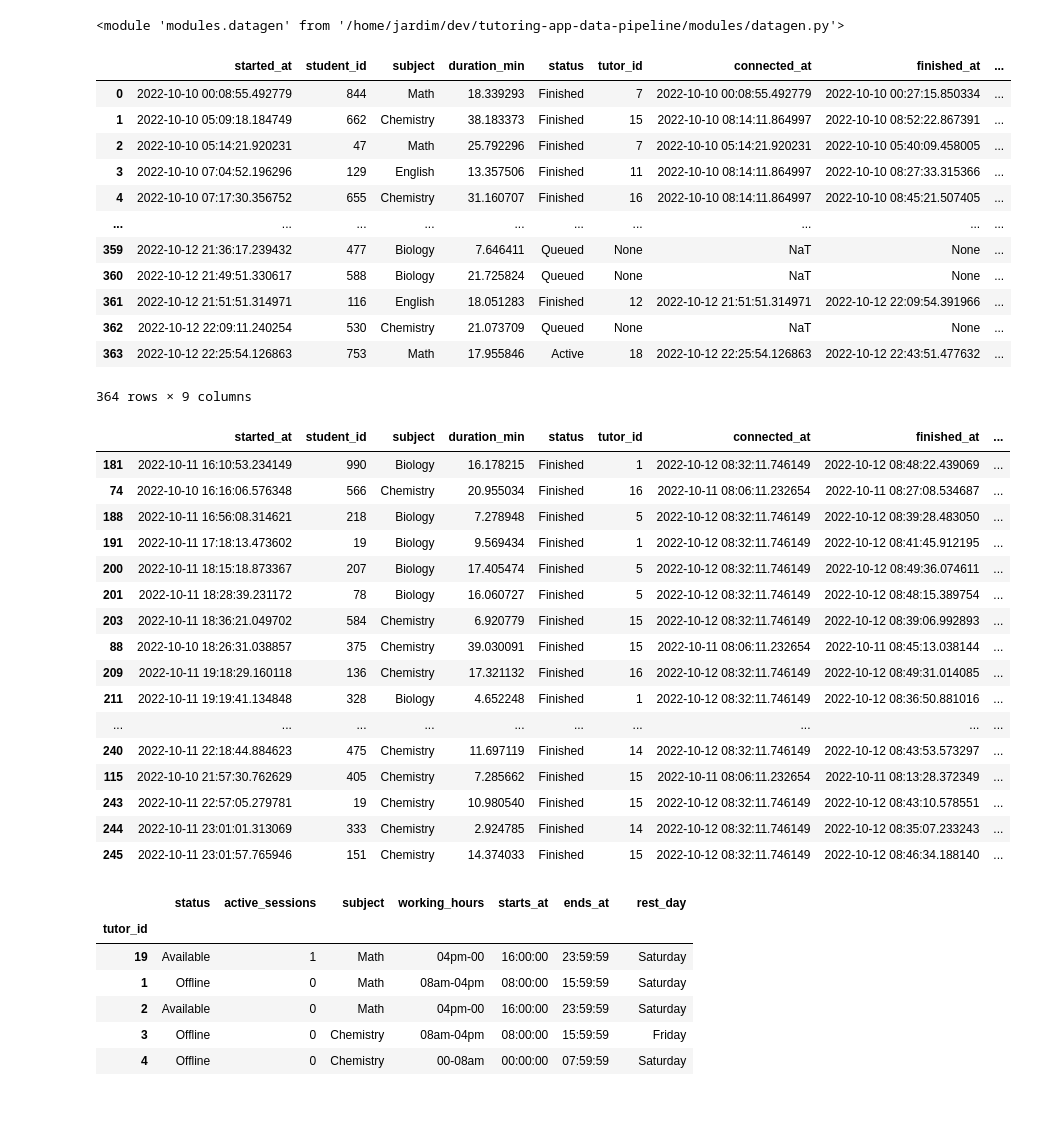
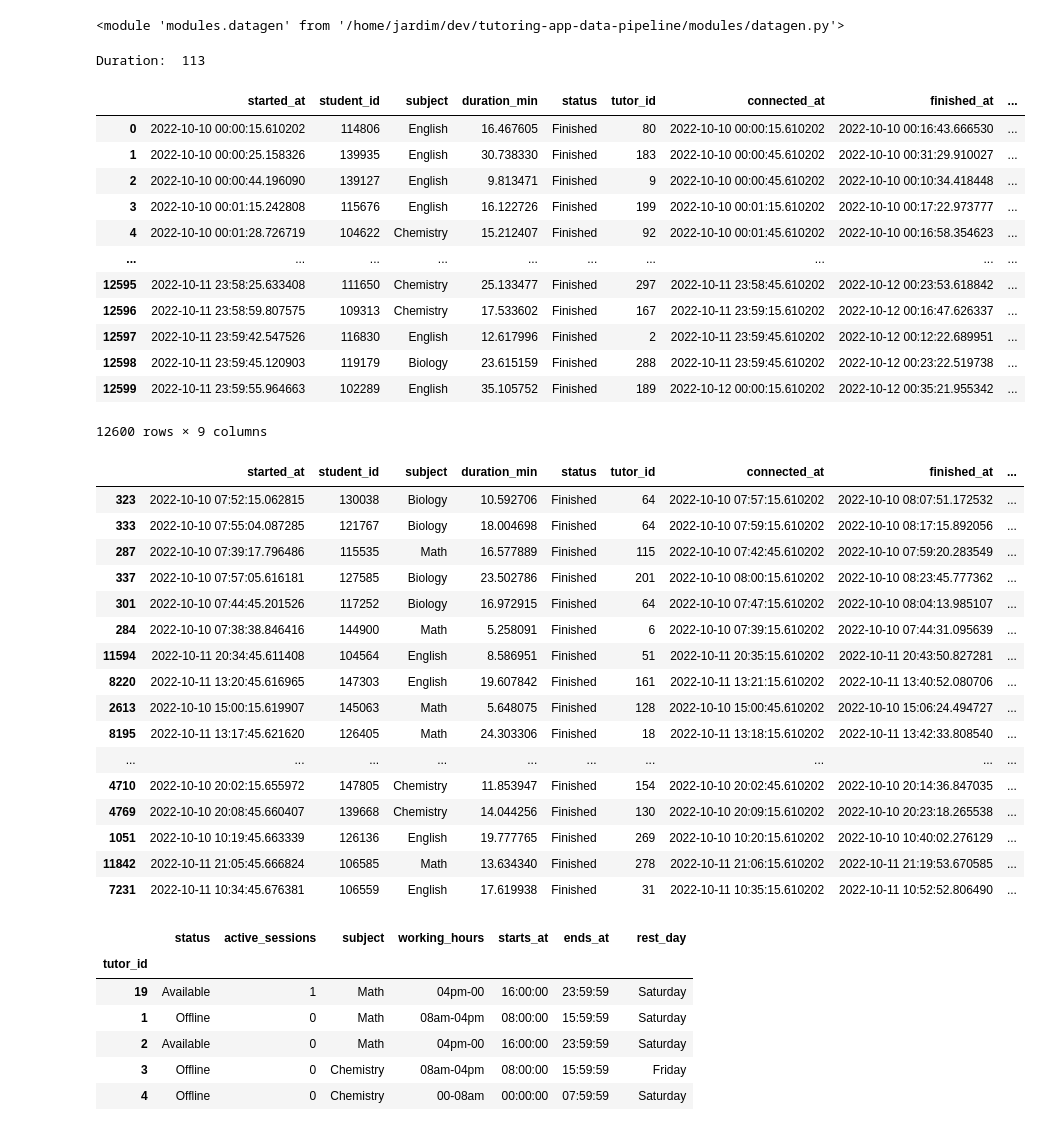
Before and after one commit to edduardoo/tutoring-app-data-pipeline, a Jupyter notebook: notebooks/Tests - Data Generation Module.ipynb, the cells around one changed output. Cells and saved outputs as stored; diff of their text form; code cells hidden in the pictures.

```diff
--- a/notebooks/Tests - Data Generation Module.ipynb
+++ b/notebooks/Tests - Data Generation Module.ipynb
@@ -10,50 +10,58 @@ importlib.reload(gen)
 /home/jardim/dev/tutoring-app-data-pipeline
 <module 'modules.datagen' from '/home/jardim/dev/tutoring-app-data-pipeline/modules/datagen.py'>
 # %%
-st_gen = gen.StudentsGenerator(1000)
+st_gen = gen.StudentsGenerator(50000)
 sub_gen = gen.SubjectsGenerator()
-tut_gen = gen.TutorsGenerator(20, sub_gen)
+tut_gen = gen.TutorsGenerator(300, sub_gen)
 tut_gen.get_tutors()
 
 sessions = gen.SessionsGenerator(st_gen, sub_gen, tut_gen)
-sessions.generate_sessions_for_date_range('2022-10-10', '2022-10-12')
+sessions.generate_sessions_for_date_range('2022-10-10', '2022-10-11')
 
+start_time = datetime.now()
 sessions.process()
+end_time = datetime.now()
+duration = end_time - start_time
+print("Duration: ", duration.seconds)
 sessions.get_sessions()
+
+# 77s
 # %% [output]
+Duration:  113
 |  | started_at | student_id | subject | duration_min | status | tutor_id | connected_at | finished_at | ... |
-| 0 | 2022-10-10 00:08:55.492779 | 844 | Math | 18.339293 | Finished | 7 | 2022-10-10 00:08:55.492779 | 2022-10-10 00:27:15.850334 | ... |
-| 1 | 2022-10-10 05:09:18.184749 | 662 | Chemistry | 38.183373 | Finished | 15 | 2022-10-10 08:14:11.864997 | 2022-10-10 08:52:22.867391 | ... |
-| 2 | 2022-10-10 05:14:21.920231 | 47 | Math | 25.792296 | Finished | 7 | 2022-10-10 05:14:21.920231 | 2022-10-10 05:40:09.458005 | ... |
-| 3 | 2022-10-10 07:04:52.196296 | 129 | English | 13.357506 | Finished | 11 | 2022-10-10 08:14:11.864997 | 2022-10-10 08:27:33.315366 | ... |
-| 4 | 2022-10-10 07:17:30.356752 | 655 | Chemistry | 31.160707 | Finished | 16 | 2022-10-10 08:14:11.864997 | 2022-10-10 08:45:21.507405 | ... |
+| 0 | 2022-10-10 00:00:15.610202 | 114806 | English | 16.467605 | Finished | 80 | 2022-10-10 00:00:15.610202 | 2022-10-10 00:16:43.666530 | ... |
+| 1 | 2022-10-10 00:00:25.158326 | 139935 | English | 30.738330 | Finished | 183 | 2022-10-10 00:00:45.610202 | 2022-10-10 00:31:29.910027 | ... |
+| 2 | 2022-10-10 00:00:44.196090 | 139127 | English | 9.813471 | Finished | 9 | 2022-10-10 00:00:45.610202 | 2022-10-10 00:10:34.418448 | ... |
+| 3 | 2022-10-10 00:01:15.242808 | 115676 | English | 16.122726 | Finished | 199 | 2022-10-10 00:01:15.610202 | 2022-10-10 00:17:22.973777 | ... |
+| 4 | 2022-10-10 00:01:28.726719 | 104622 | Chemistry | 15.212407 | Finished | 92 | 2022-10-10 00:01:45.610202 | 2022-10-10 00:16:58.354623 | ... |
 | ... | ... | ... | ... | ... | ... | ... | ... | ... | ... |
-| 359 | 2022-10-12 21:36:17.239432 | 477 | Biology | 7.646411 | Queued | None | NaT | None | ... |
-| 360 | 2022-10-12 21:49:51.330617 | 588 | Biology | 21.725824 | Queued | None | NaT | None | ... |
-| 361 | 2022-10-12 21:51:51.314971 | 116 | English | 18.051283 | Finished | 12 | 2022-10-12 21:51:51.314971 | 2022-10-12 22:09:54.391966 | ... |
-| 362 | 2022-10-12 22:09:11.240254 | 530 | Chemistry | 21.073709 | Queued | None | NaT | None | ... |
-| 363 | 2022-10-12 22:25:54.126863 | 753 | Math | 17.955846 | Active | 18 | 2022-10-12 22:25:54.126863 | 2022-10-12 22:43:51.477632 | ... |
+| 12595 | 2022-10-11 23:58:25.633408 | 111650 | Chemistry | 25.133477 | Finished | 297 | 2022-10-11 23:58:45.610202 | 2022-10-12 00:23:53.618842 | ... |
+| 12596 | 2022-10-11 23:58:59.807575 | 109313 | Chemistry | 17.533602 | Finished | 167 | 2022-10-11 23:59:15.610202 | 2022-10-12 00:16:47.626337 | ... |
+| 12597 | 2022-10-11 23:59:42.547526 | 116830 | English | 12.617996 | Finished | 2 | 2022-10-11 23:59:45.610202 | 2022-10-12 00:12:22.689951 | ... |
+| 12598 | 2022-10-11 23:59:45.120903 | 119179 | Biology | 23.615159 | Finished | 288 | 2022-10-11 23:59:45.610202 | 2022-10-12 00:23:22.519738 | ... |
+| 12599 | 2022-10-11 23:59:55.964663 | 102289 | English | 35.105752 | Finished | 189 | 2022-10-12 00:00:15.610202 | 2022-10-12 00:35:21.955342 | ... |
-364 rows × 9 columns
+12600 rows × 9 columns
 # %%
 sessions.get_sessions().nlargest(30, 'wait_time')
+#sessions.get_sessions().value_counts('tutor_id')
 # %% [output]
 |  | started_at | student_id | subject | duration_min | status | tutor_id | connected_at | finished_at | ... |
-| 181 | 2022-10-11 16:10:53.234149 | 990 | Biology | 16.178215 | Finished | 1 | 2022-10-12 08:32:11.746149 | 2022-10-12 08:48:22.439069 | ... |
-| 74 | 2022-10-10 16:16:06.576348 | 566 | Chemistry | 20.955034 | Finished | 16 | 2022-10-11 08:06:11.232654 | 2022-10-11 08:27:08.534687 | ... |
-| 188 | 2022-10-11 16:56:08.314621 | 218 | Biology | 7.278948 | Finished | 5 | 2022-10-12 08:32:11.746149 | 2022-10-12 08:39:28.483050 | ... |
-| 191 | 2022-10-11 17:18:13.473602 | 19 | Biology | 9.569434 | Finished | 1 | 2022-10-12 08:32:11.746149 | 2022-10-12 08:41:45.912195 | ... |
-| 200 | 2022-10-11 18:15:18.873367 | 207 | Biology | 17.405474 | Finished | 5 | 2022-10-12 08:32:11.746149 | 2022-10-12 08:49:36.074611 | ... |
-| 201 | 2022-10-11 18:28:39.231172 | 78 | Biology | 16.060727 | Finished | 5 | 2022-10-12 08:32:11.746149 | 2022-10-12 08:48:15.389754 | ... |
-| 203 | 2022-10-11 18:36:21.049702 | 584 | Chemistry | 6.920779 | Finished | 15 | 2022-10-12 08:32:11.746149 | 2022-10-12 08:39:06.992893 | ... |
-| 88 | 2022-10-10 18:26:31.038857 | 375 | Chemistry | 39.030091 | Finished | 15 | 2022-10-11 08:06:11.232654 | 2022-10-11 08:45:13.038144 | ... |
-| 209 | 2022-10-11 19:18:29.160118 | 136 | Chemistry | 17.321132 | Finished | 16 | 2022-10-12 08:32:11.746149 | 2022-10-12 08:49:31.014085 | ... |
-| 211 | 2022-10-11 19:19:41.134848 | 328 | Biology | 4.652248 | Finished | 1 | 2022-10-12 08:32:11.746149 | 2022-10-12 08:36:50.881016 | ... |
+| 323 | 2022-10-10 07:52:15.062815 | 130038 | Biology | 10.592706 | Finished | 64 | 2022-10-10 07:57:15.610202 | 2022-10-10 08:07:51.172532 | ... |
+| 333 | 2022-10-10 07:55:04.087285 | 121767 | Biology | 18.004698 | Finished | 64 | 2022-10-10 07:59:15.610202 | 2022-10-10 08:17:15.892056 | ... |
+| 287 | 2022-10-10 07:39:17.796486 | 115535 | Math | 16.577889 | Finished | 115 | 2022-10-10 07:42:45.610202 | 2022-10-10 07:59:20.283549 | ... |
+| 337 | 2022-10-10 07:57:05.616181 | 127585 | Biology | 23.502786 | Finished | 201 | 2022-10-10 08:00:15.610202 | 2022-10-10 08:23:45.777362 | ... |
+| 301 | 2022-10-10 07:44:45.201526 | 117252 | Biology | 16.972915 | Finished | 64 | 2022-10-10 07:47:15.610202 | 2022-10-10 08:04:13.985107 | ... |
+| 284 | 2022-10-10 07:38:38.846416 | 144900 | Math | 5.258091 | Finished | 6 | 2022-10-10 07:39:15.610202 | 2022-10-10 07:44:31.095639 | ... |
+| 11594 | 2022-10-11 20:34:45.611408 | 104564 | English | 8.586951 | Finished | 51 | 2022-10-11 20:35:15.610202 | 2022-10-11 20:43:50.827281 | ... |
+| 8220 | 2022-10-11 13:20:45.616965 | 147303 | English | 19.607842 | Finished | 161 | 2022-10-11 13:21:15.610202 | 2022-10-11 13:40:52.080706 | ... |
+| 2613 | 2022-10-10 15:00:15.619907 | 145063 | Math | 5.648075 | Finished | 128 | 2022-10-10 15:00:45.610202 | 2022-10-10 15:06:24.494727 | ... |
+| 8195 | 2022-10-11 13:17:45.621620 | 126405 | Math | 24.303306 | Finished | 18 | 2022-10-11 13:18:15.610202 | 2022-10-11 13:42:33.808540 | ... |
 | ... | ... | ... | ... | ... | ... | ... | ... | ... | ... |
-| 240 | 2022-10-11 22:18:44.884623 | 475 | Chemistry | 11.697119 | Finished | 14 | 2022-10-12 08:32:11.746149 | 2022-10-12 08:43:53.573297 | ... |
-| 115 | 2022-10-10 21:57:30.762629 | 405 | Chemistry | 7.285662 | Finished | 15 | 2022-10-11 08:06:11.232654 | 2022-10-11 08:13:28.372349 | ... |
-| 243 | 2022-10-11 22:57:05.279781 | 19 | Chemistry | 10.980540 | Finished | 15 | 2022-10-12 08:32:11.746149 | 2022-10-12 08:43:10.578551 | ... |
-| 244 | 2022-10-11 23:01:01.313069 | 333 | Chemistry | 2.924785 | Finished | 14 | 2022-10-12 08:32:11.746149 | 2022-10-12 08:35:07.233243 | ... |
-| 245 | 2022-10-11 23:01:57.765946 | 151 | Chemistry | 14.374033 | Finished | 15 | 2022-10-12 08:32:11.746149 | 2022-10-12 08:46:34.188140 | ... |
+| 4710 | 2022-10-10 20:02:15.655972 | 147805 | Chemistry | 11.853947 | Finished | 154 | 2022-10-10 20:02:45.610202 | 2022-10-10 20:14:36.847035 | ... |
+| 4769 | 2022-10-10 20:08:45.660407 | 139668 | Chemistry | 14.044256 | Finished | 130 | 2022-10-10 20:09:15.610202 | 2022-10-10 20:23:18.265538 | ... |
+| 1051 | 2022-10-10 10:19:45.663339 | 126136 | English | 19.777765 | Finished | 269 | 2022-10-10 10:20:15.610202 | 2022-10-10 10:40:02.276129 | ... |
+| 11842 | 2022-10-11 21:05:45.666824 | 106585 | Math | 13.634340 | Finished | 278 | 2022-10-11 21:06:15.610202 | 2022-10-11 21:19:53.670585 | ... |
+| 7231 | 2022-10-11 10:34:45.676381 | 106559 | English | 17.619938 | Finished | 31 | 2022-10-11 10:35:15.610202 | 2022-10-11 10:52:52.806490 | ... |
 # %%
 tut_gen.get_tutors().nlargest(10, 'active_sessions')
 # %% [output]
```
Also changed, not shown: parts of 7 cells of this notebook, 1 other file.
